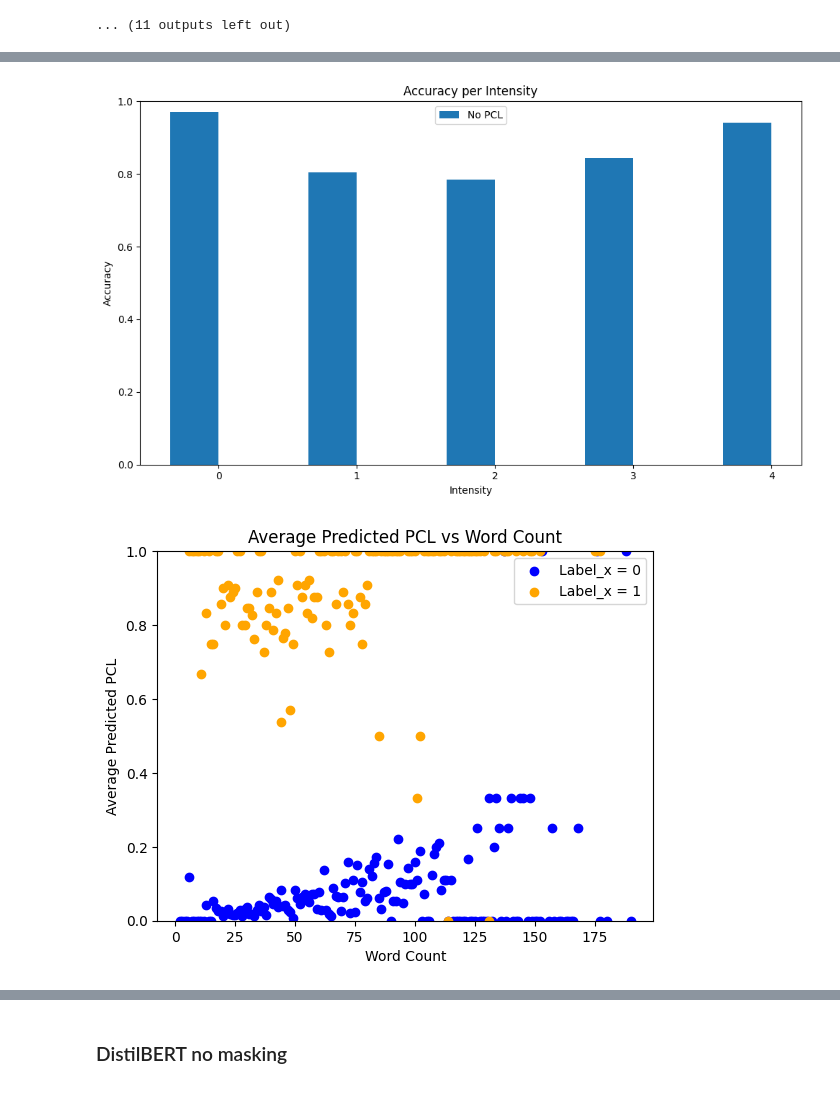
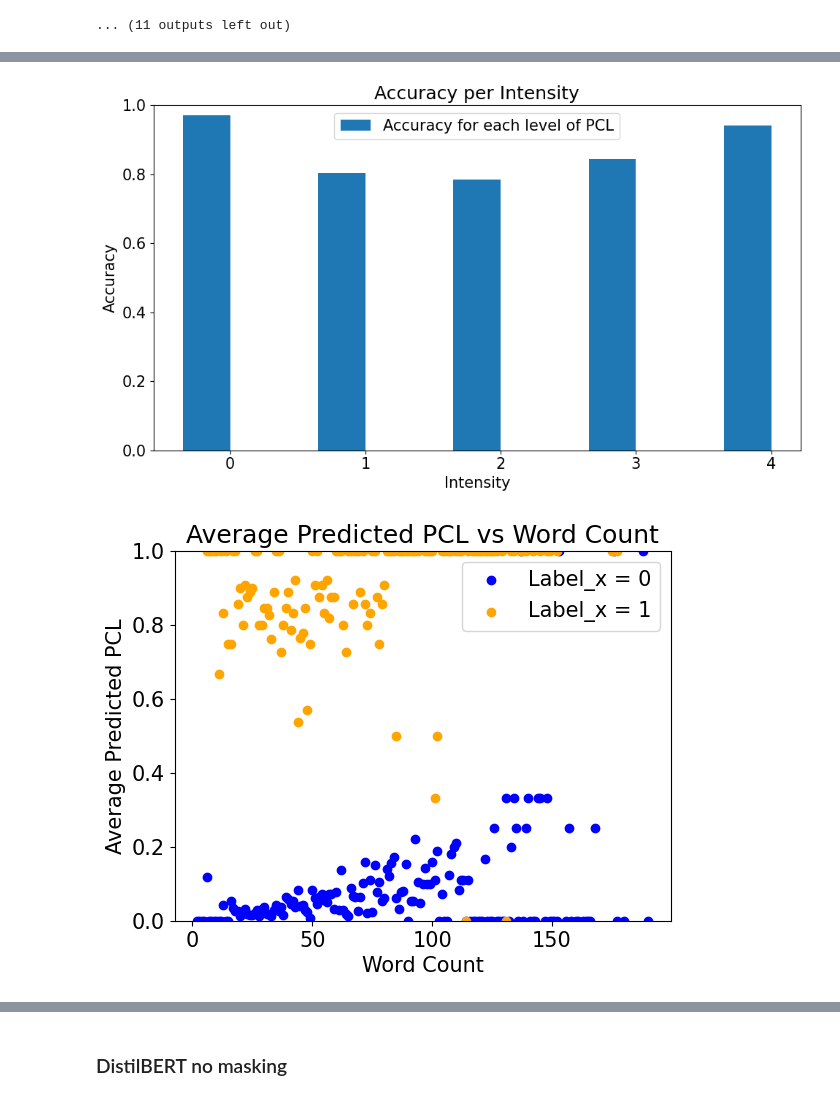
Before and after one commit to avzh1/nlp_bert_classifier, a Jupyter notebook: src/binary-classification.ipynb, the cells around one changed output, grey strips where cells are left out. Saved outputs shown, nothing was run; the diff lists cells and outputs as text; code cells hidden in the pictures.

```diff
--- a/src/binary-classification.ipynb
+++ b/src/binary-classification.ipynb
@@ -960,3 +962,5 @@ for index, row in merged_df.iterrows():
+# %%
+plt.rcParams.update({'font.size': 15})
 # %%
 average_predictions = merged_df.groupby('labels_y')['predicted_hatespeech'].mean()
 
@@ -984,30 +975,30 @@ plt.show()
 # %%
 df_label = merged_df
 
 # Group by labels_y and calculate the accuracy
 accuracy_label = (df_label['labels_x'] == df_label['predicted_hatespeech']).groupby(df_label['labels_y']).mean()
 
 # Plot the bar chart
 fig, ax = plt.subplots(figsize=(10, 6))
 
 x = range(len(accuracy_label))
 width = 0.35
 
-rects1 = ax.bar(x, accuracy_label, width, label='No PCL')
+rects1 = ax.bar(x, accuracy_label, width, label='Accuracy for each level of PCL')
 
 ax.set_xlabel('Intensity')
 ax.set_ylabel('Accuracy')
 ax.set_title('Accuracy per Intensity')
 ax.set_xticks([i + width/2 for i in x])
 ax.set_xticklabels(accuracy_label.index)
 ax.legend()
 
 plt.ylim([0, 1])  # Set the y-axis limits
 
 plt.tight_layout()
 plt.show()
 # %% [output]
-[figure, old version]
+[figure, new version]
 # %%
 merged_df['word_count'] = merged_df['text'].apply(lambda x: len(x.split()))
 
@@ -1026,5 +1017,5 @@ plt.ylim(0, 1)
 plt.legend()
 plt.show()
 # %% [output]
-[figure, old version]
+[figure, new version]
 # %%
```
Also changed, not shown: parts of 4 cells of this notebook, 5 other files.
